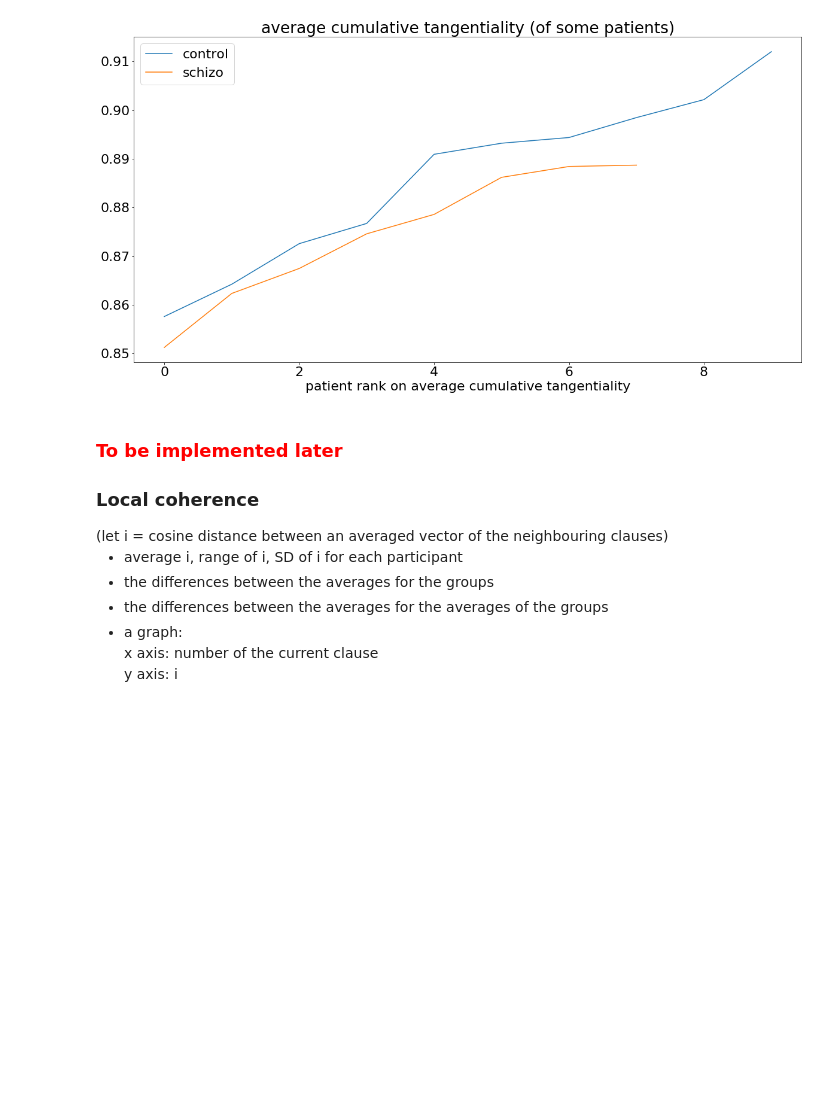
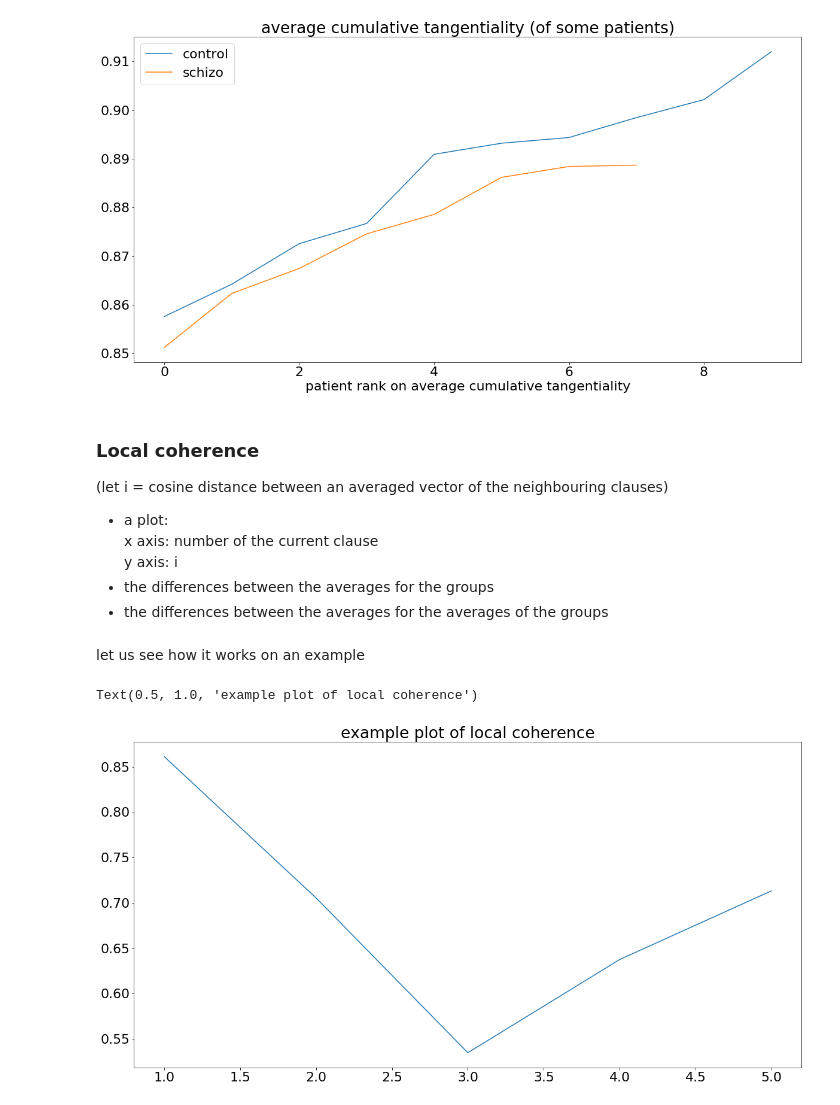
Before and after one commit to flying-bear/modeling_schizo, a Jupyter notebook: modeling_schizo.ipynb, the cells around one changed output. Drawn from its saved outputs; the diff is of its cells as text; code cells hidden in the pictures; blank space fills up the shorter version.

Commit message:
local coherence

```diff
--- a/modeling_schizo.ipynb
+++ b/modeling_schizo.ipynb
@@ -684,14 +686,31 @@ plt.xlabel('patient rank on average cumulative tangentiality')
 Text(0.5, 0, 'patient rank on average cumulative tangentiality')
 [figure]
 # %% [markdown]
-<h3 style='color:red'>To be implemented later</h3>
-<h3>Local coherence</h3>
-    (let i = cosine distance between an averaged vector of the neighbouring clauses)
+### Local coherence
+(let i = cosine distance between an averaged vector of the neighbouring clauses)
 <ul>
-    <li>average i, range of i, SD of i for each participant</li>
+    <li>a plot: <br>
+        x axis: number of the current clause <br>
+        y axis: i</li>
     <li>the differences between the averages for the groups</li>
     <li>the differences between the averages for the averages of the groups</li>
-    <li>a graph: <br>
-        x axis: number of the current clause <br>
-        y axis: i</li>
 </ul>
+# %%
+def get_local_coherence_array(clauses):
+    clause_vectors = get_file_clause_vectors(clauses)
+    local_coherence_array = []
+    length = len(clause_vectors)
+    for i in range(length-1):
+        local_coherence_array.append(cos_sim(clause_vectors[i], clause_vectors[i+1]))
+    return local_coherence_array
+# %% [markdown]
+let us see how it works on an example
+# %%
+file = [['я','идти'],['идти','далеко'], ['пойти'], ['корзина','полный'],
+        ['ехать','на','велосипед'], ['в','деревня','подойти']]
+local_coherence_array = get_local_coherence_array(file)
+plt.plot(np.arange(len(local_coherence_array))+1,local_coherence_array)
+plt.title(label='example plot of local coherence')
+# %% [output]
+Text(0.5, 1.0, 'example plot of local coherence')
+[figure, added]
```
Also changed, not shown: parts of 19 cells of this notebook.
